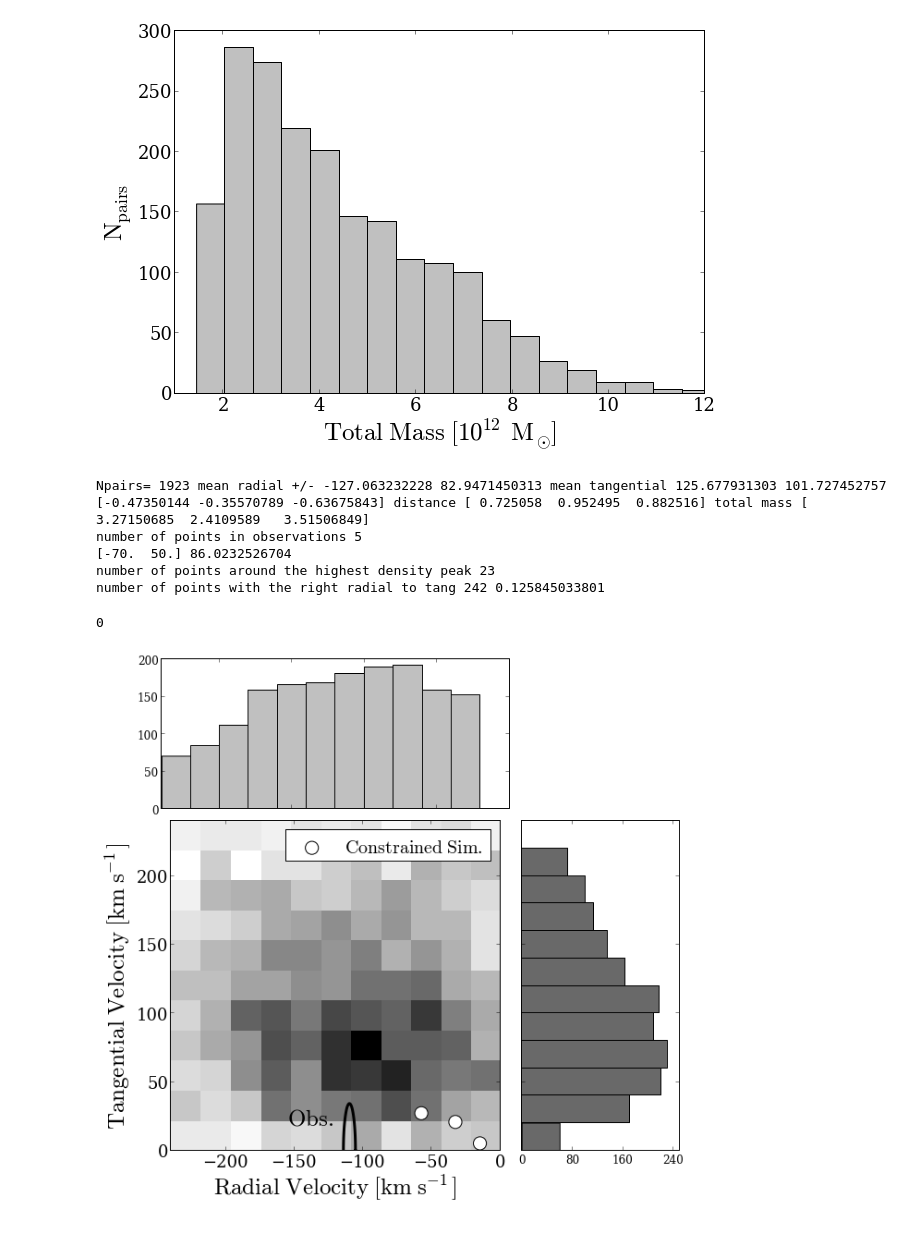
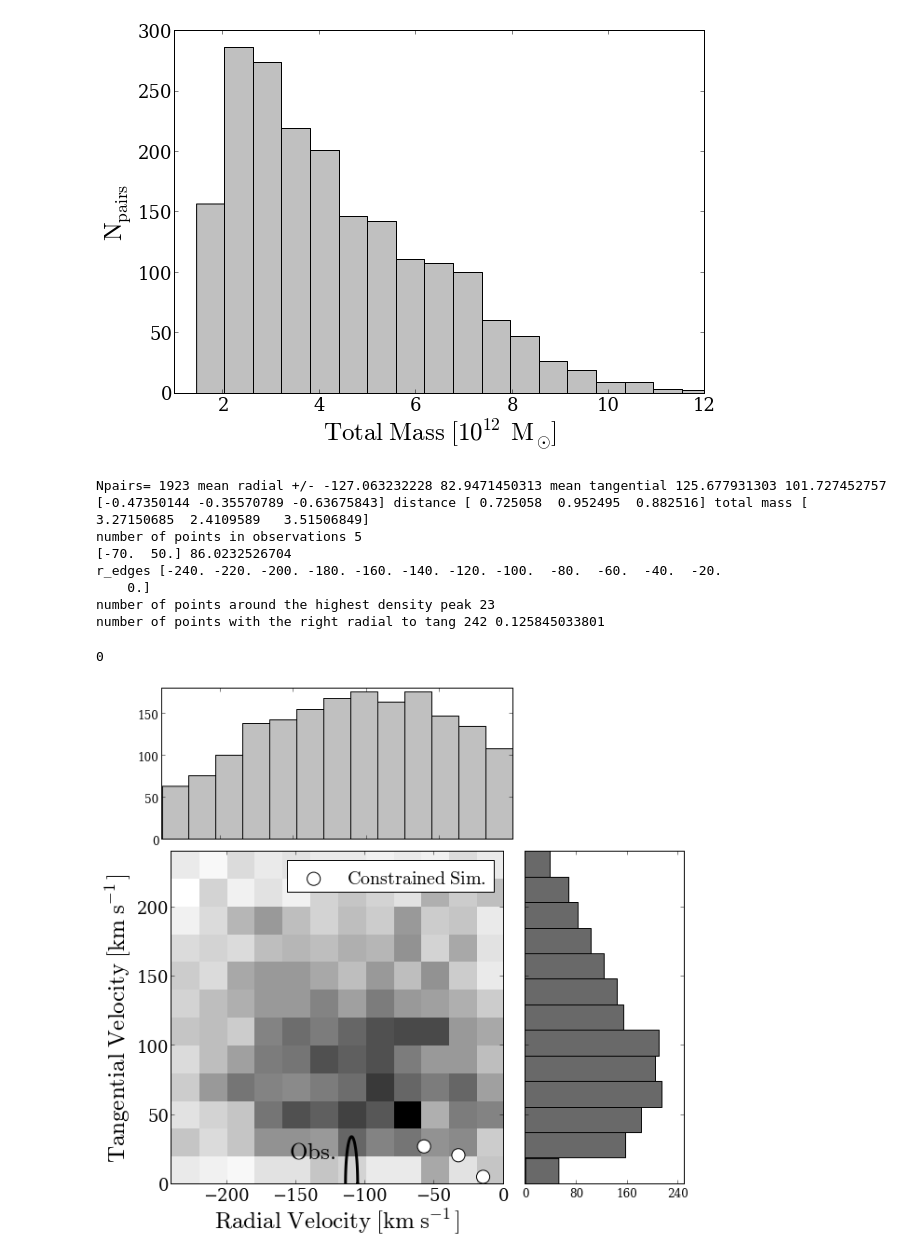
Before and after one commit to astroandes/LG_Kinematics, a Jupyter notebook: code/simulation_JE.ipynb, the cells around one changed output. Cells and saved outputs as stored; diff of their text form; code cells hidden in the pictures.

```diff
--- a/code/simulation_JE.ipynb
+++ b/code/simulation_JE.ipynb
@@ -3,7 +3,7 @@ from makeTempHistogramPlot import *
 from generateInfo import *
 
 # Global filepaths
-repo_path ="/home/forero/Dropbox/"
+repo_path ="/home/jeforero/Dropbox/"
 data_path = repo_path + "/LG_Kinematics/data/"
 
 # Global constants
@@ -302,37 +299,41 @@ max_t_id = argmax(H2d[max_radial_id, arange(12)])
 
 theory_point = array([r_edges[max_r_id]+10.0, t_edges[max_t_id]+10.0])
 print theory_point, sqrt(sum(theory_point**2.0))
+print 'r_edges',r_edges
 
 
 index_max = where((radial_vel>(theory_point[0]-sigma_point[0])) & (radial_vel<(theory_point[0]+sigma_point[0]))
     & (tangential_vel<(theory_point[1]+sigma_point[1]/2.0)) & (tangential_vel>(theory_point[1]-sigma_point[1]/2.0)))
 print 'number of points around the highest density peak', size(index_max)
+
 
 #find the number of points with radial velocities consistent with observations
 #get the right tangential to radial ratio
 tang_to_radial = abs(tangential_vel / radial_vel)
 index = where(tang_to_radial<0.32)
 print 'number of points with the right radial to tang', size(index), 1.0*size(index)/radial_vel.size
 #make the plot including the clues data
 filename='test_rt'
 if(narrow_data):
     filename=filename+'_narrow'
 MakeTempHistogramPlot(radial_vel,tangential_vel,filename=filename,
                       clues=clues_data,clues_label='$\mathrm{Constrained\ Sim.}$',
                       contours=0,xlims=[-240.0,0.0], ylims=[0.0,240.0],
-                      nbins=12,nxbins=12,nybins=12,bw=1,
+                      nbins=13,nxbins=13,nybins=13,bw=1,
                       xlabel='$\mathrm{Radial\ Velocity\ [km\ s^{-1}]}$',
                       ylabel='$\mathrm{Tangential\ Velocity\ [km\ s^{-1}]}$',
                       mean_obs=mean_point, sigma_obs=sigma_point)
 # %% [output]
 Npairs= 1923 mean radial +/- -127.063232228 82.9471450313 mean tangential 125.677931303 101.727452757
 [-0.47350144 -0.35570789 -0.63675843] distance [ 0.725058  0.952495  0.882516] total mass [ 3.27150685  2.4109589   3.51506849]
 number of points in observations 5
 [-70.  50.] 86.0232526704
+r_edges [-240. -220. -200. -180. -160. -140. -120. -100.  -80.  -60.  -40.  -20.
+    0.]
 number of points around the highest density peak 23
 number of points with the right radial to tang 242 0.125845033801
 0
-[figure, old version]
+[figure, new version]
 # %%
 n_clues=3
 clues1=data_path+"pair_physical_vweb_IC10909.dat"
```
Also changed, not shown: parts of 6 cells of this notebook.
